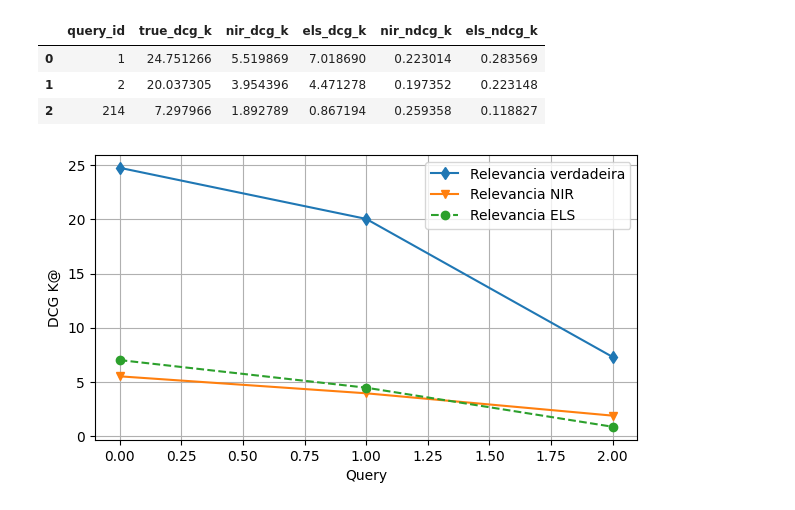
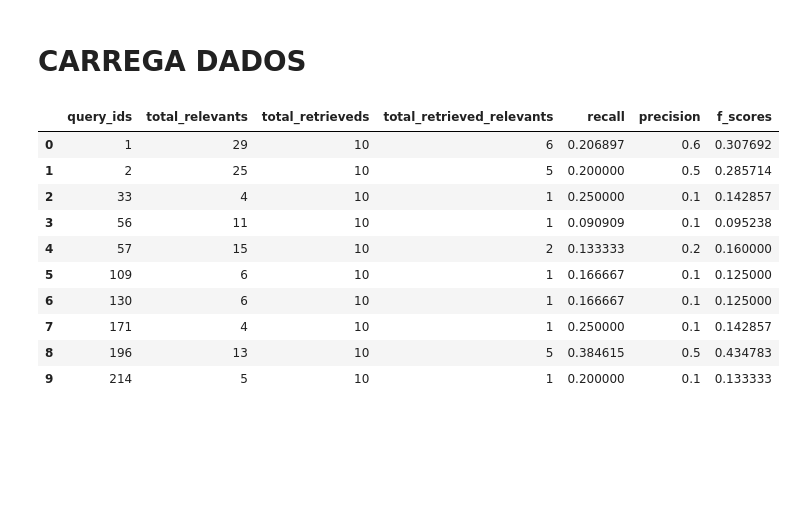
Before and after one commit to sira-serverless-ir-arch/evaluete-nir, a Jupyter notebook: evaluetion.ipynb, the cells around one changed output. Saved outputs shown, nothing was run; the diff lists cells and outputs as text; code cells hidden in the pictures; blank space fills up the shorter version.

```diff
--- a/evaluetion.ipynb
+++ b/evaluetion.ipynb
@@ -4,33 +9,30 @@
+# %% [markdown]
+# CARREGA DADOS
 # %%
-import json
-import pandas as pd
-import functions.evaluetion_functions as ev
-
 f = open('nir_ndcg.json')
 nir_ndcg = json.load(f)
 
 f = open('els_ndcg.json')
 els_ndcg = json.load(f)
 
 metrics = ev.merge(nir_ndcg, els_ndcg)
-pd.DataFrame(metrics)
+
+f = open('nir_recall_precision.json')
+nir_f_score = json.load(f)
+
+f = open('els_recall_precision.json')
+els_f_score = json.load(f)
+
+pd.DataFrame(els_f_score)
 # %% [output]
-|  | query_id | true_dcg_k | nir_dcg_k | els_dcg_k | nir_ndcg_k | els_ndcg_k |
-| 0 | 1 | 24.751266 | 5.519869 | 7.018690 | 0.223014 | 0.283569 |
-| 1 | 2 | 20.037305 | 3.954396 | 4.471278 | 0.197352 | 0.223148 |
-| 2 | 214 | 7.297966 | 1.892789 | 0.867194 | 0.259358 | 0.118827 |
+|  | query_ids | total_relevants | total_retrieveds | total_retrieved_relevants | recall | precision | f_scores |
+| 0 | 1 | 29 | 10 | 6 | 0.206897 | 0.6 | 0.307692 |
+| 1 | 2 | 25 | 10 | 5 | 0.200000 | 0.5 | 0.285714 |
+| 2 | 33 | 4 | 10 | 1 | 0.250000 | 0.1 | 0.142857 |
+| 3 | 56 | 11 | 10 | 1 | 0.090909 | 0.1 | 0.095238 |
+| 4 | 57 | 15 | 10 | 2 | 0.133333 | 0.2 | 0.160000 |
+| 5 | 109 | 6 | 10 | 1 | 0.166667 | 0.1 | 0.125000 |
+| 6 | 130 | 6 | 10 | 1 | 0.166667 | 0.1 | 0.125000 |
+| 7 | 171 | 4 | 10 | 1 | 0.250000 | 0.1 | 0.142857 |
+| 8 | 196 | 13 | 10 | 5 | 0.384615 | 0.5 | 0.434783 |
+| 9 | 214 | 5 | 10 | 1 | 0.200000 | 0.1 | 0.133333 |
-# %%
-import pandas as pd
-import matplotlib.pyplot as plt
-
-fig, ax = plt.subplots(figsize=(7, 3.7))
-# ax.scatter(relevance, true_relevance, s=50, facecolor='C0', edgecolor='k')
-ax.plot(metrics['true_dcg_k'], 'd',label='Relevancia verdadeira', linestyle='-')
-ax.plot(metrics['nir_dcg_k'], 'v', label='Relevancia NIR', linestyle='-')
-ax.plot(metrics['els_dcg_k'], 'o', label='Relevancia ELS', linestyle='--')
-ax.set_xlabel('Query')
-ax.set_ylabel('DCG K@')
-ax.legend()
-ax.grid(True)
-# %% [output]
-[figure, removed]
```
Also changed, not shown: parts of 6 cells of this notebook, 7 other files.
